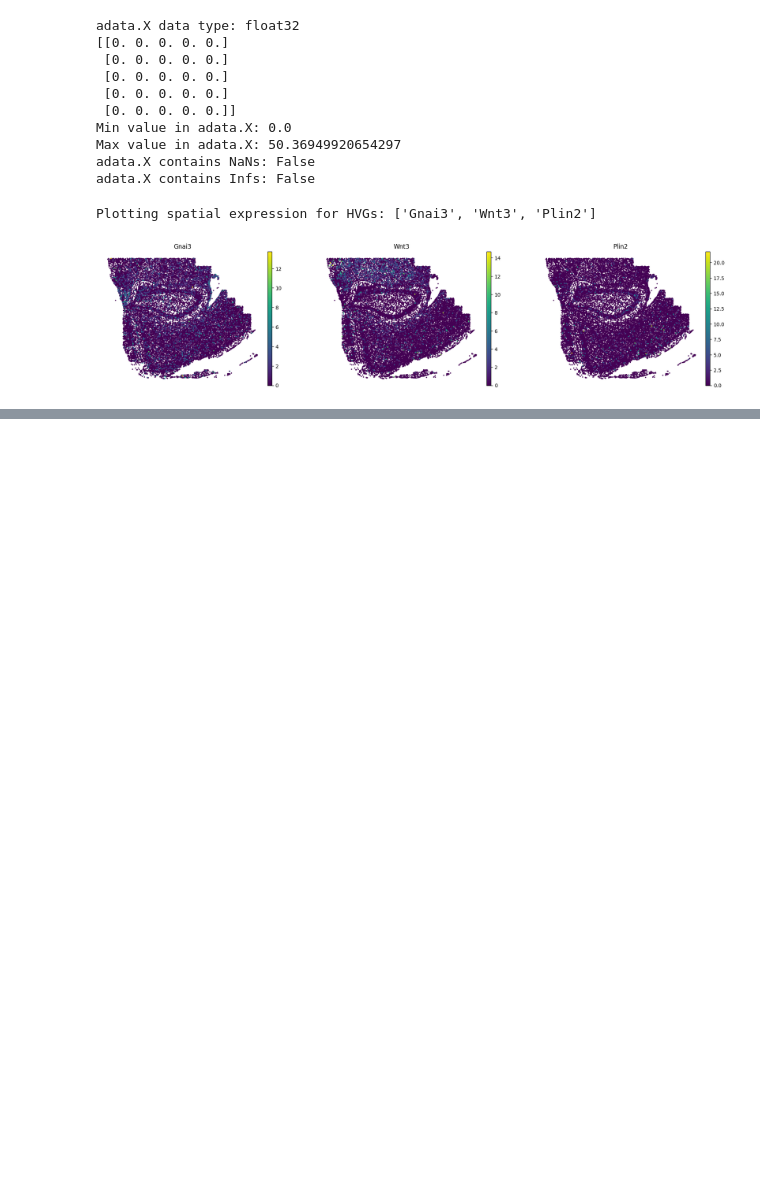
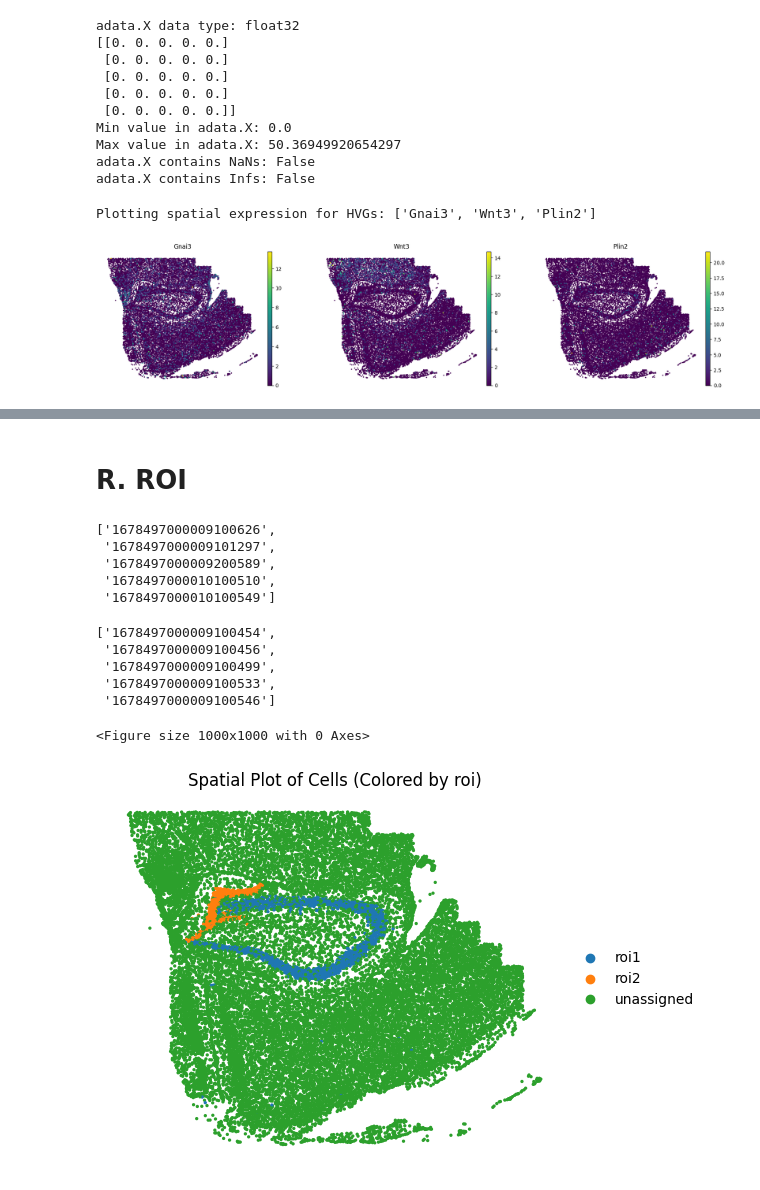
Before and after one commit to michal7kw/SPATIAL_data, a Jupyter notebook: p30/region_R4_analysis.ipynb, the cells around one changed output, grey strips where cells are left out. Drawn from its saved outputs; the diff is of its cells as text; code cells hidden in the pictures; blank space fills up the shorter version.

```diff
--- a/p30/region_R4_analysis.ipynb
+++ b/p30/region_R4_analysis.ipynb
@@ -366,0 +485,24 @@ Plotting spatial expression for HVGs: ['Gnai3', 'Wnt3', 'Plin2']
+# %% [markdown]
+# R. ROI
+# %%
+roi_file = "E:/Githubs/SPATIAL_data/202503071102_SESSA-p30-E165_VMSC10702/R4/p30_CTRL_R4/cells1.csv"
+roi_data = pd.read_csv(roi_file)
+cell1_ids = roi_data.iloc[:, 0].astype(str).tolist()
+cell1_ids[:5]
+# %% [output]
+['1678497000009100626',
+ '1678497000009101297',
+ '1678497000009200589',
+ '1678497000010100510',
+ '1678497000010100549']
+# %%
+roi_file = "E:/Githubs/SPATIAL_data/202503071102_SESSA-p30-E165_VMSC10702/R4/p30_CTRL_R4/cells2.csv"
+roi_data = pd.read_csv(roi_file)
+cell2_ids = roi_data.iloc[:, 0].astype(str).tolist()
+cell2_ids[:5]
+# %% [output]
+['1678497000009100454',
+ '1678497000009100456',
+ '1678497000009100499',
+ '1678497000009100533',
+ '1678497000009100546']
@@ -366,0 +528,9 @@ Plotting spatial expression for HVGs: ['Gnai3', 'Wnt3', 'Plin2']
+# %%
+color_by = "roi"
+plt.figure(figsize=(10, 10))
+sc.pl.spatial(adata, color=color_by, spot_size=30, show=False, frameon=False)
+plt.title(f"Spatial Plot of Cells (Colored by {color_by if color_by else 'default'})")
+plt.show()
+# %% [output]
+<Figure size 1000x1000 with 0 Axes>
+[figure, added]
```
Also changed, not shown: parts of 58 cells of this notebook, 5 other files.
